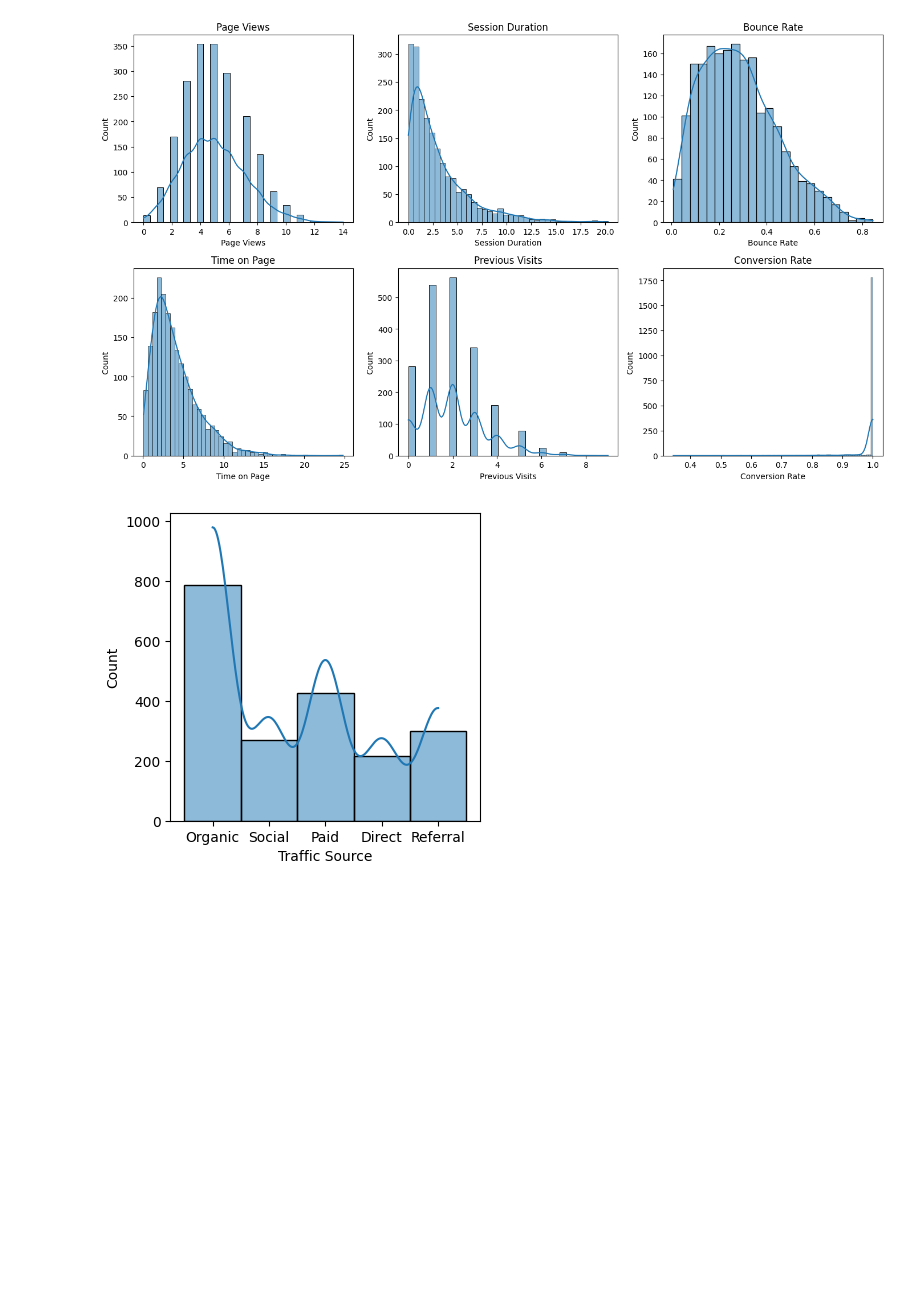
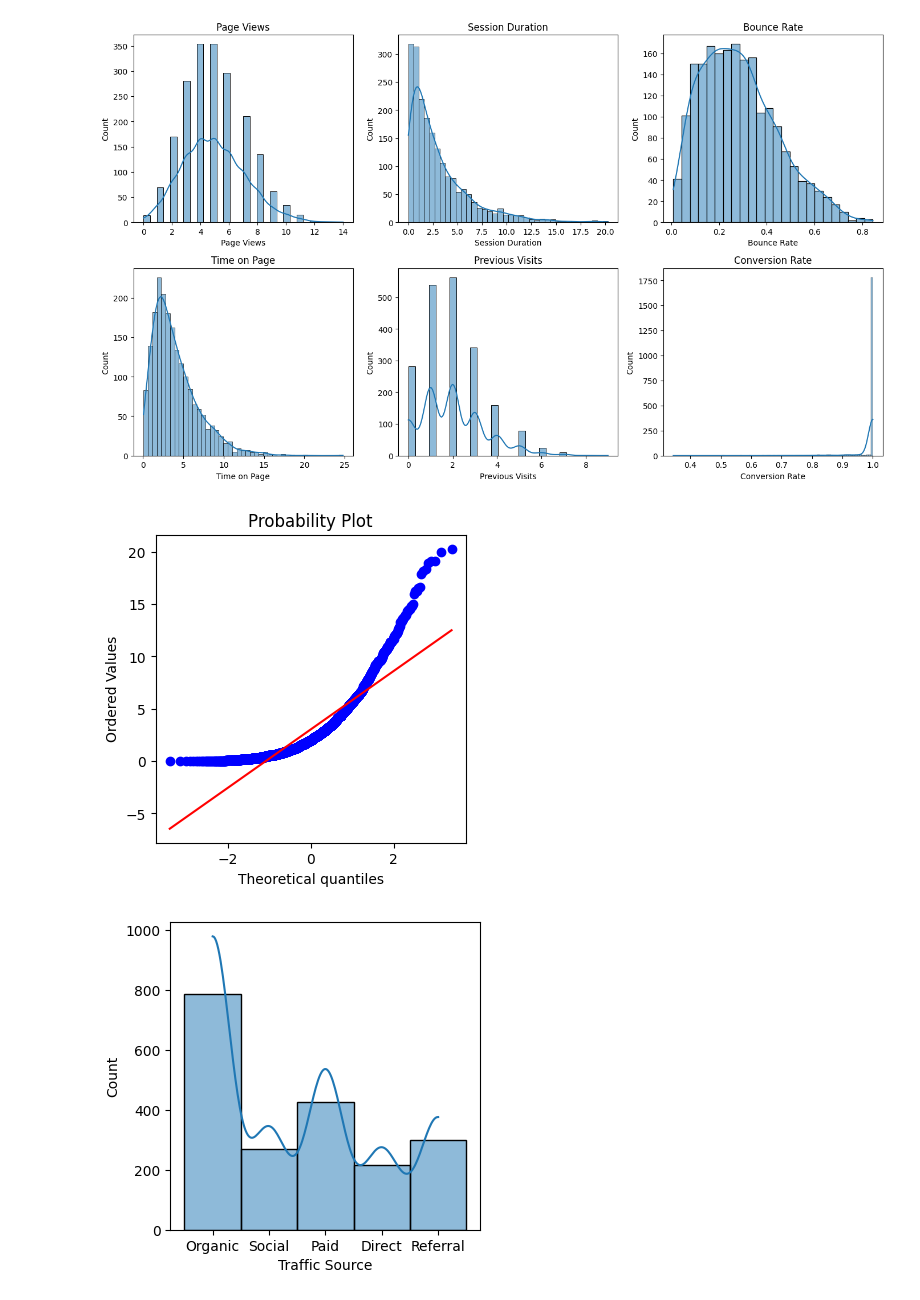
Before and after one commit to Himanshutiwari321/User-Return-Prediction---Startup---ML, a Jupyter notebook: notebooks/01_data_EDA.ipynb, the cells around one changed output. Drawn from its saved outputs; the diff is of its cells as text; code cells hidden in the pictures; blank space fills up the shorter version.

```diff
--- a/notebooks/01_data_EDA.ipynb
+++ b/notebooks/01_data_EDA.ipynb
@@ -21,6 +22,13 @@ plt.tight_layout()
 plt.show()
 # %% [output]
 [figure]
+# %%
+#QQ plot for another why to check column distribution skewness
+plt.figure(figsize=(4,4))
+stats.probplot(df['Session Duration'], dist="norm", plot=plt)
+plt.show()
+# %% [output]
+[figure, added]
 # %%
 #we have only one categorical column that's why we plot that individually
 plt.figure(figsize=(4,4))
```
Also changed, not shown: parts of 1 cell of this notebook.
